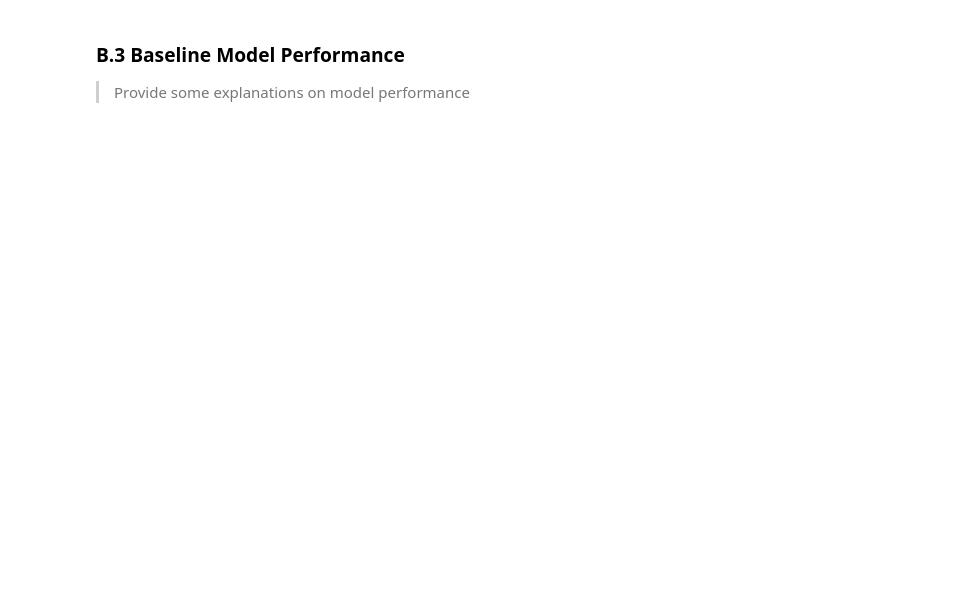
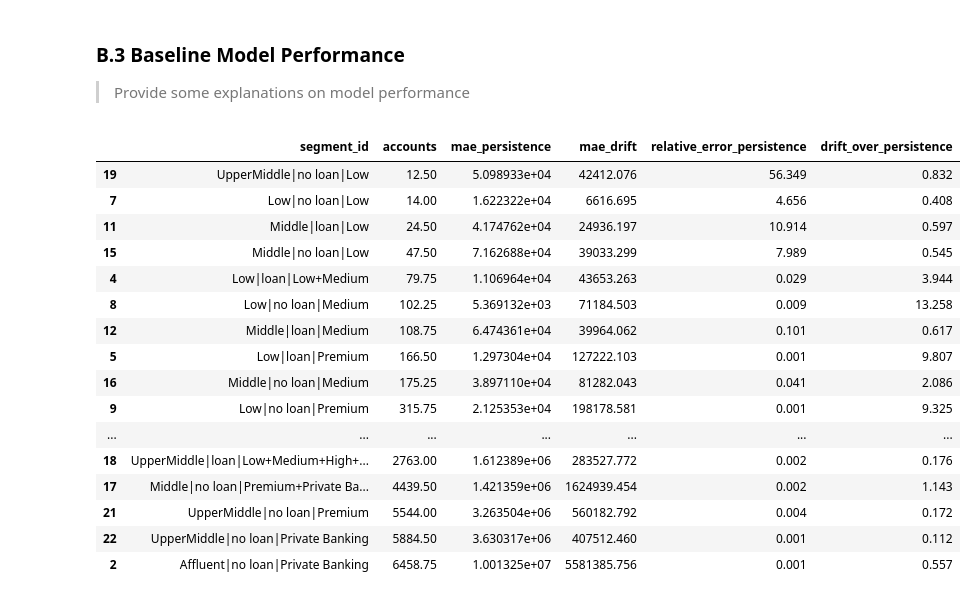
Before and after one commit to ETHLOB/trn-uts-mlaa, a Jupyter notebook: notebook/1_regression/36106-26SP-AT3-26029165-SB-b-Baseline.ipynb, the cells around one changed output. Drawn from its saved outputs; the diff is of its cells as text; code cells hidden in the pictures; blank space fills up the shorter version.

```diff
--- a/notebook/1_regression/36106-26SP-AT3-26029165-SB-b-Baseline.ipynb
+++ b/notebook/1_regression/36106-26SP-AT3-26029165-SB-b-Baseline.ipynb
@@ -181,0 +842,16 @@ Provide some explanations on why you believe the performance metrics you chose i
+# %%
+# Mean absolute error in dollars is the planning cost of a miss; relative error (MAE over the mean
+# segment total) makes segments of very different size comparable. R2 alone would hide the dollars.
+summary = pd.concat(
+    {
+        "training": error_summary(train_scored, ["persistence", "average_drift"]),
+        "validation": error_summary(val_scored, ["persistence", "average_drift"]),
+    }
+)
+display(summary.round(4))
+gain = (
+    1
+    - summary.loc[("validation", "average_drift"), "mae"]
+    / summary.loc[("validation", "persistence"), "mae"]
+)
+print(f"Average drift lowers the validation MAE of persistence by {gain:.1%}")
@@ -199,0 +889,54 @@ Provide some explanations on model performance
+# %%
+# Validation error by segment: does average drift help every segment, or only the large ones?
+by_segment = []
+for segment, frame in val_scored.groupby("segment_id"):
+    summary = error_summary(frame, ["persistence", "average_drift"])
+    by_segment.append(
+        {
+            "segment_id": segment,
+            "accounts": frame["accounts"].mean(),
+            "mae_persistence": summary.loc["persistence", "mae"],
+            "mae_drift": summary.loc["average_drift", "mae"],
+            "relative_error_persistence": summary.loc["persistence", "relative_error"],
+        }
+    )
+by_segment = pd.DataFrame(by_segment).assign(
+    drift_over_persistence=lambda d: d["mae_drift"] / d["mae_persistence"]
+)
+display(by_segment.sort_values("accounts").round(3))
+
+x_title = "Validation MAE of average drift over MAE of persistence (log scale)"
+order = alt.EncodingSortField("accounts", order="descending")
+points = (
+    alt.Chart(by_segment)
+    .mark_point(filled=True, color="#2a78d6", size=60)
+    .encode(
+        x=alt.X("drift_over_persistence:Q", title=x_title, scale=alt.Scale(type="log")),
+        y=alt.Y("segment_id:N", sort=order, title=None),
+        tooltip=[
+            "segment_id",
+            alt.Tooltip("accounts:Q", format=".0f"),
+            alt.Tooltip("drift_over_persistence:Q", format=".3f"),
+        ],
+    )
+)
+reference = reference_line(1.0, "no gain over persistence")
+(points + reference).properties(width=440, height=420)
+# %% [output]
+|  | segment_id | accounts | mae_persistence | mae_drift | relative_error_persistence | drift_over_persistence |
+| 19 | UpperMiddle|no loan|Low | 12.50 | 5.098933e+04 | 42412.076 | 56.349 | 0.832 |
+| 7 | Low|no loan|Low | 14.00 | 1.622322e+04 | 6616.695 | 4.656 | 0.408 |
+| 11 | Middle|loan|Low | 24.50 | 4.174762e+04 | 24936.197 | 10.914 | 0.597 |
+| 15 | Middle|no loan|Low | 47.50 | 7.162688e+04 | 39033.299 | 7.989 | 0.545 |
+| 4 | Low|loan|Low+Medium | 79.75 | 1.106964e+04 | 43653.263 | 0.029 | 3.944 |
+| 8 | Low|no loan|Medium | 102.25 | 5.369132e+03 | 71184.503 | 0.009 | 13.258 |
+| 12 | Middle|loan|Medium | 108.75 | 6.474361e+04 | 39964.062 | 0.101 | 0.617 |
+| 5 | Low|loan|Premium | 166.50 | 1.297304e+04 | 127222.103 | 0.001 | 9.807 |
+| 16 | Middle|no loan|Medium | 175.25 | 3.897110e+04 | 81282.043 | 0.041 | 2.086 |
+| 9 | Low|no loan|Premium | 315.75 | 2.125353e+04 | 198178.581 | 0.001 | 9.325 |
+| ... | ... | ... | ... | ... | ... | ... |
+| 18 | UpperMiddle|loan|Low+Medium+High+... | 2763.00 | 1.612389e+06 | 283527.772 | 0.002 | 0.176 |
+| 17 | Middle|no loan|Premium+Private Ba... | 4439.50 | 1.421359e+06 | 1624939.454 | 0.002 | 1.143 |
+| 21 | UpperMiddle|no loan|Premium | 5544.00 | 3.263504e+06 | 560182.792 | 0.004 | 0.172 |
+| 22 | UpperMiddle|no loan|Private Banking | 5884.50 | 3.630317e+06 | 407512.460 | 0.001 | 0.112 |
+| 2 | Affluent|no loan|Private Banking | 6458.75 | 1.001325e+07 | 5581385.756 | 0.001 | 0.557 |
```
Also changed, not shown: parts of 48 cells of this notebook, 6 other files.
